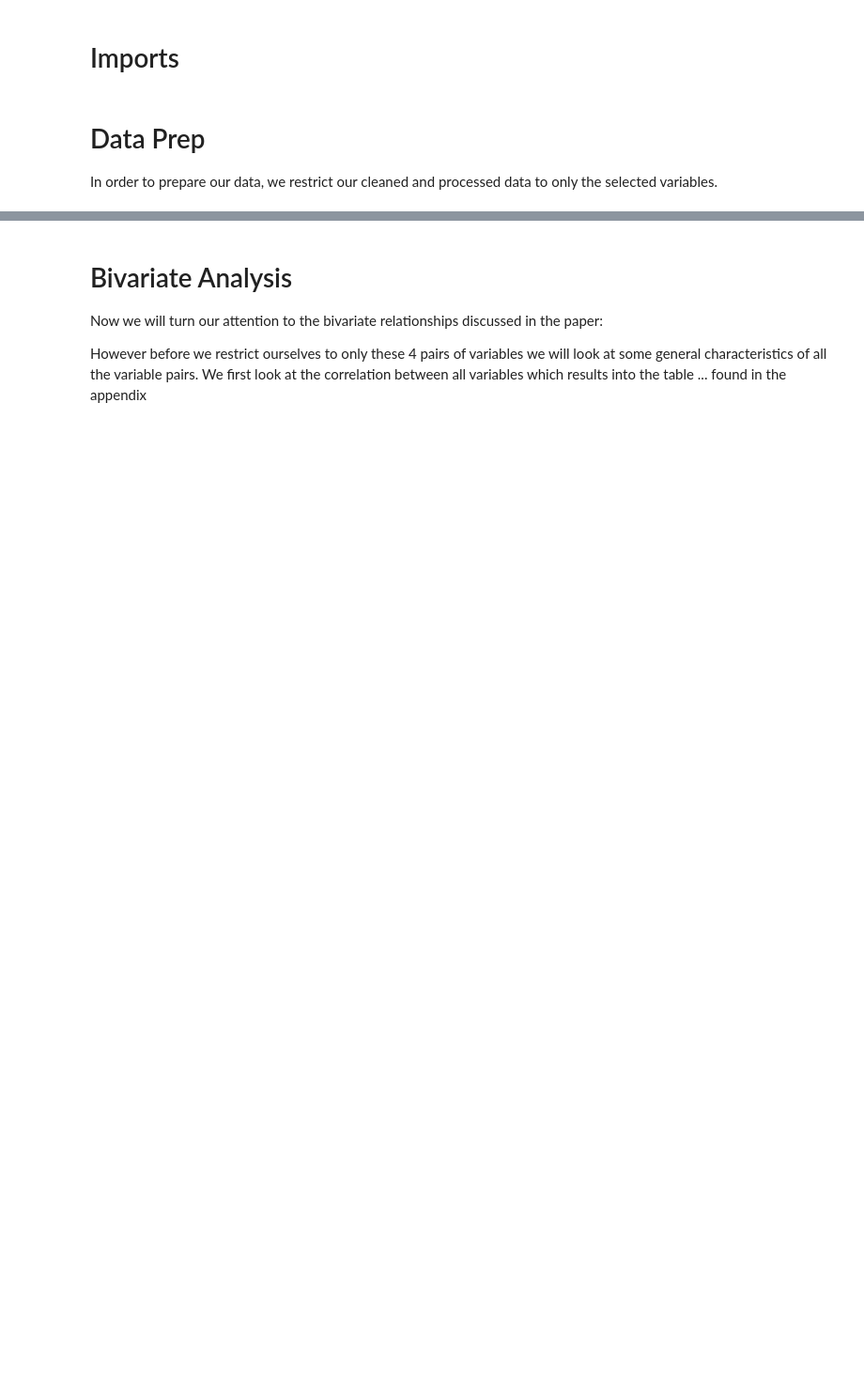
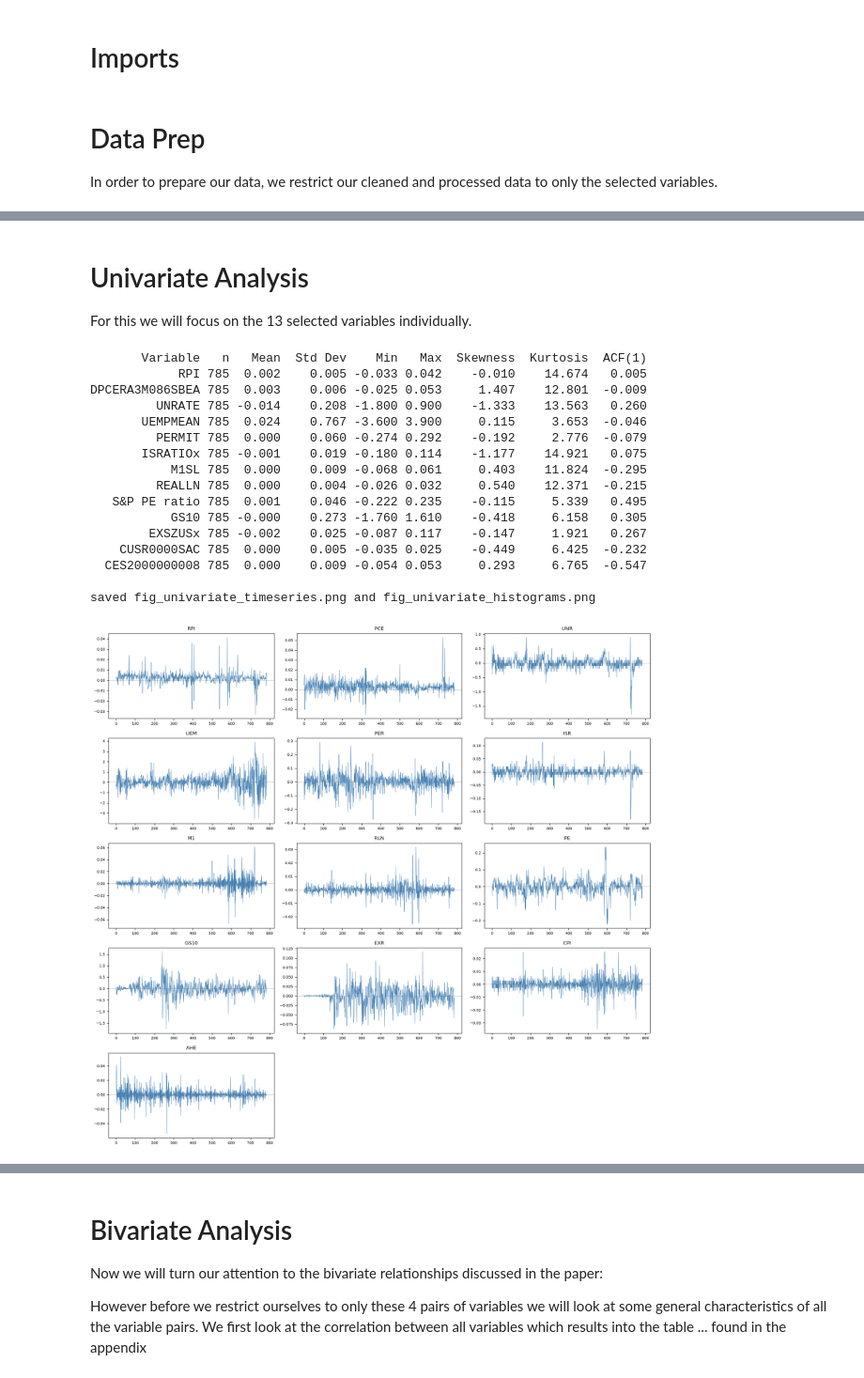
Before and after one commit to donaldiger/Markovian-Embedding, a Jupyter notebook: notebooks/eda.ipynb, the cells around one changed output, grey strips where cells are left out. Shown at 94% size. Drawn from its saved outputs; the diff is of its cells as text; code cells hidden in the pictures; blank space fills up the shorter version.

```diff
--- a/notebooks/eda.ipynb
+++ b/notebooks/eda.ipynb
@@ -43,4 +63,79 @@ EDA_data
+# %% [markdown]
+# Univariate Analysis
+
+For this we will focus on the 13 selected variables individually.
 # %%
-# Univariate Analysis
+# ---------- Univariate Analysis ----------
+results = []
+for var in SELECTED:
+    s = EDA_data[var].dropna()
+    n = len(s)
 
-For this we will focus on the 13 selected variables individually.
+    mean = s.mean()
+    std = s.std()
+    minimum = s.min()
+    maximum = s.max()
+    skewness = s.skew()
+    kurtosis = s.kurt()          # excess kurtosis, pandas default (0 = normal)
+    acf1 = s.autocorr(lag=1)
+
+
+
+    results.append({
+        "Variable": var,
+        "n": n,
+        "Mean": round(mean, 3),
+        "Std Dev": round(std, 3),
+        "Min": round(minimum, 3),
+        "Max": round(maximum, 3),
+        "Skewness": round(skewness, 3),
+        "Kurtosis": round(kurtosis, 3),
+        "ACF(1)": round(acf1, 3),
+
+    })
+
+univariate_table = pd.DataFrame(results)
+print(univariate_table.to_string(index=False))
+
+
+fig, axes = plt.subplots(5, 3, figsize=(15, 14))
+for ax, var in zip(axes.flat, SELECTED):
+    ax.plot(EDA_data.index, EDA_data[var], lw=.6, color="steelblue")
+    ax.axhline(0, color="gray", lw=.4)
+    ax.set_title(short_names[var], fontsize=9)
+    ax.tick_params(labelsize=7)
+for ax in axes.flat[len(SELECTED):]:
+    ax.set_visible(False)
+fig.tight_layout()
+fig.savefig("fig_univariate_timeseries.png", dpi=140)
+
+
+fig, axes = plt.subplots(5, 3, figsize=(15, 14))
+for ax, var in zip(axes.flat, SELECTED):
+    ax.hist(EDA_data[var].dropna(), bins=40, color="steelblue", edgecolor="white")
+    ax.set_title(short_names[var], fontsize=9)
+    ax.tick_params(labelsize=7)
+for ax in axes.flat[len(SELECTED):]:
+    ax.set_visible(False)
+fig.tight_layout()
+fig.savefig("fig_univariate_histograms.png", dpi=140)
+
+print("\nsaved fig_univariate_timeseries.png and fig_univariate_histograms.png")
+# %% [output]
+       Variable   n   Mean  Std Dev    Min   Max  Skewness  Kurtosis  ACF(1)
+            RPI 785  0.002    0.005 -0.033 0.042    -0.010    14.674   0.005
+DPCERA3M086SBEA 785  0.003    0.006 -0.025 0.053     1.407    12.801  -0.009
+         UNRATE 785 -0.014    0.208 -1.800 0.900    -1.333    13.563   0.260
+       UEMPMEAN 785  0.024    0.767 -3.600 3.900     0.115     3.653  -0.046
+         PERMIT 785  0.000    0.060 -0.274 0.292    -0.192     2.776  -0.079
+       ISRATIOx 785 -0.001    0.019 -0.180 0.114    -1.177    14.921   0.075
+           M1SL 785  0.000    0.009 -0.068 0.061     0.403    11.824  -0.295
+         REALLN 785  0.000    0.004 -0.026 0.032     0.540    12.371  -0.215
+   S&P PE ratio 785  0.001    0.046 -0.222 0.235    -0.115     5.339   0.495
+           GS10 785 -0.000    0.273 -1.760 1.610    -0.418     6.158   0.305
+        EXSZUSx 785 -0.002    0.025 -0.087 0.117    -0.147     1.921   0.267
+    CUSR0000SAC 785  0.000    0.005 -0.035 0.025    -0.449     6.425  -0.232
+  CES2000000008 785  0.000    0.009 -0.054 0.053     0.293     6.765  -0.547
+
+saved fig_univariate_timeseries.png and fig_univariate_histograms.png
+[figure, added]
```
Also changed, not shown: parts of 9 cells of this notebook, 8 other files.
